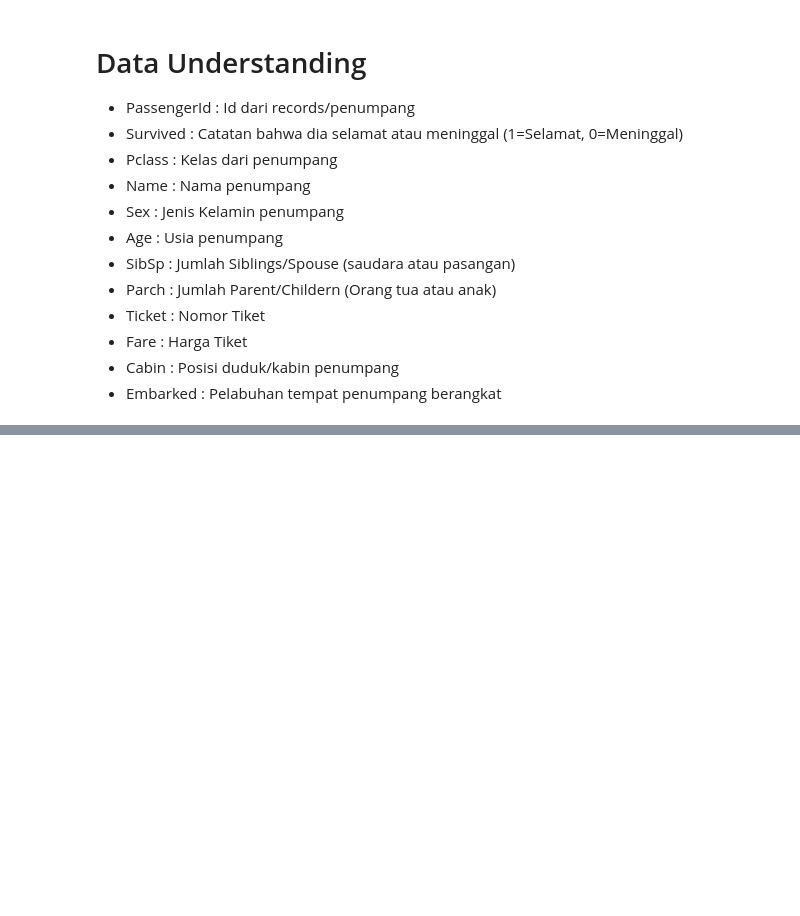
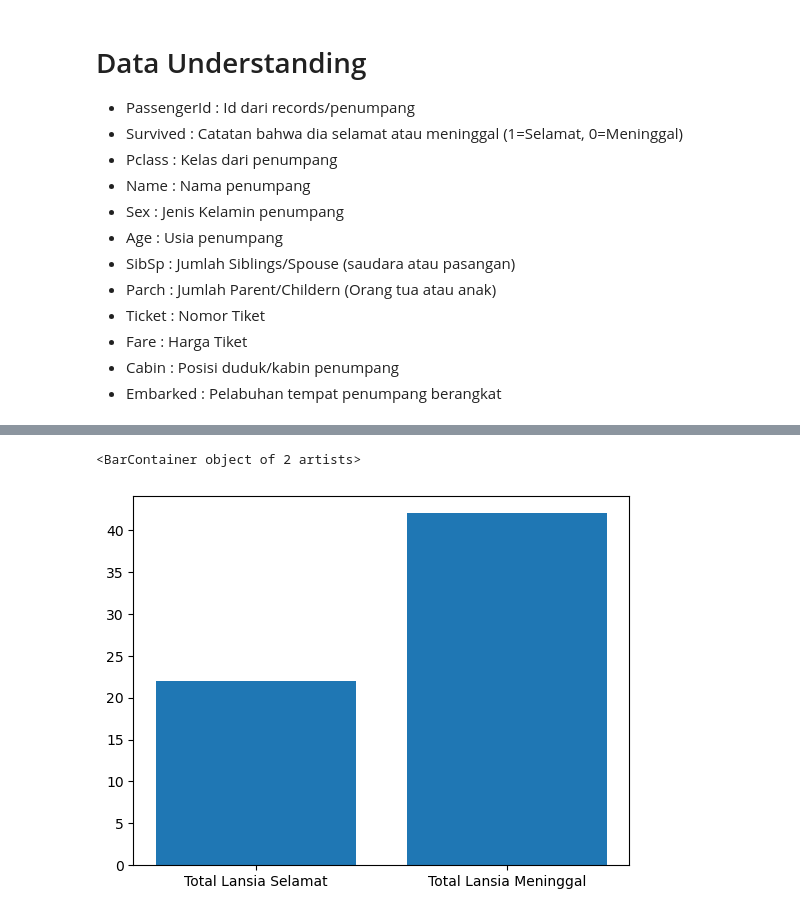
Before and after one commit to yusnarsetiyadi/Mini_Project_Data_Science, a Jupyter notebook: titanic.ipynb, the cells around one changed output, grey strips where cells are left out. Cells and saved outputs as stored; diff of their text form; code cells hidden in the pictures; blank space fills up the shorter version.

```diff
--- a/titanic.ipynb
+++ b/titanic.ipynb
@@ -75,0 +331,4 @@ data.describe()
+# %%
+# Comparison Data Lansia
+lansiaselamat=DataSurvivedByAge['Total Lansia Selamat']
+lansiameninggal=DataSurvivedByAge['Total Lansia Meninggal']
@@ -75,0 +527,5 @@ data.describe()
+# %%
+plt.bar(['Total Lansia Selamat','Total Lansia Meninggal'],[int(lansiaselamat),int(lansiameninggal)])
+# %% [output]
+<BarContainer object of 2 artists>
+[figure, added]
```
Also changed, not shown: parts of 57 cells of this notebook, 1 other file.
